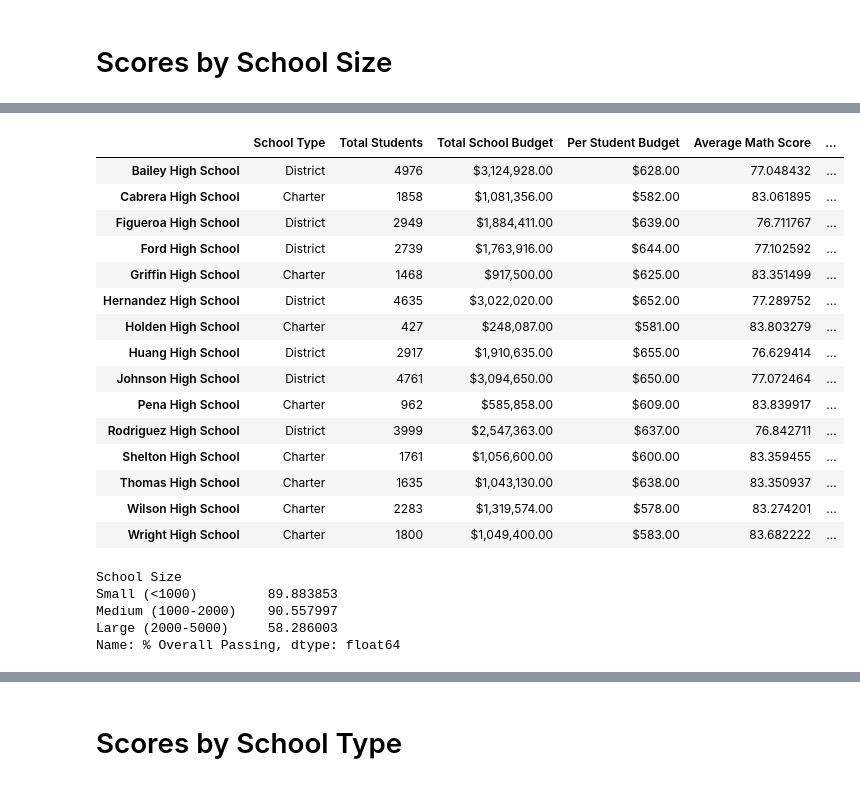
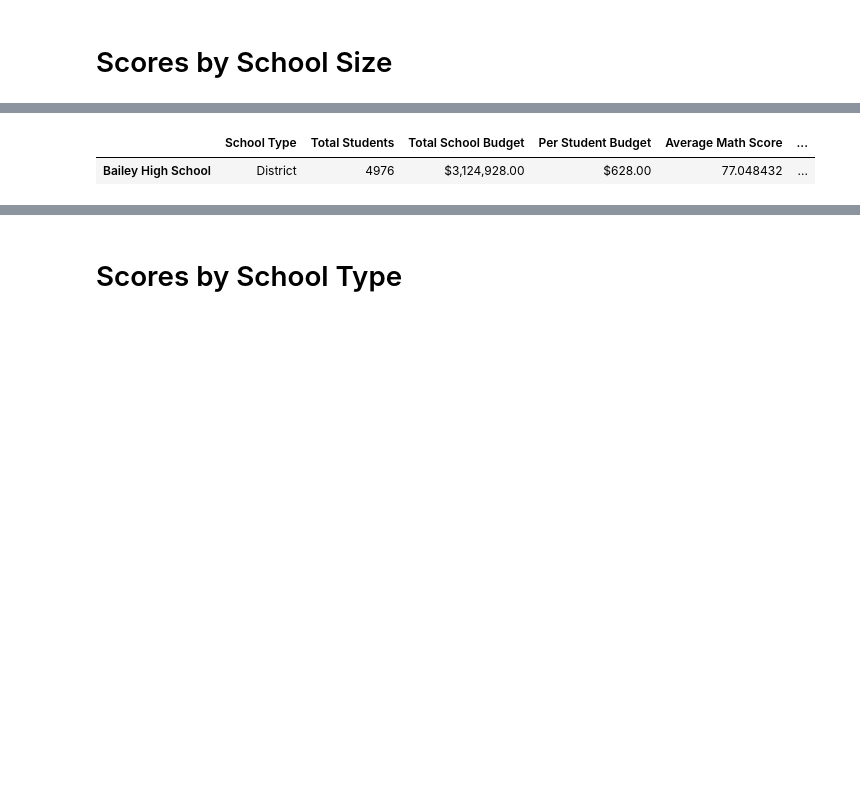
Before and after one commit to QQrex/PyCitySchools, a Jupyter notebook: PyCitySchools_Challenge.ipynb, the cells around one changed output, grey strips where cells are left out. Drawn from its saved outputs; the diff is of its cells as text; code cells hidden in the pictures; blank space fills up the shorter version.

```diff
--- a/PyCitySchools_Challenge.ipynb
+++ b/PyCitySchools_Challenge.ipynb
@@ -86,5 +71,5 @@ student_data_df.tail(10)
 # Deliverable 2 : Repeat the school district analysis
 # %%
 # Combine the data into a single dataset
-school_data_complete_df = pd.merge(student_data_df, school_data_df, how="left", on=["school_name", "school_name"])
-school_data_complete_df.head()
+school_data_complete_df = pd.merge(student_data_df, school_data_df, how="left",
+                                   on=["school_name", "school_name"])
@@ -375,7 +252,8 @@ per_school_summary_df
 # %%
 # Step 5.  Get the number of 10th-12th graders from Thomas High School (THS).
 #total students at THS
-student_count_THS = per_school_summary_df.iloc[12]["Total Students"]
+student_count_THS = len(school_data_complete_df.loc[(school_data_complete_df["school_name"] == 'Thomas High School'),
+                                                      ['Student ID']])
 
 # Student count for Thomas High School ninth grade
 studentCount_THS9 = len(school_data_complete_df.loc[(school_data_complete_df['grade'] == '9th')
@@ -794,25 +546,11 @@ group_names = ["Small (<1000)", "Medium (1000-2000)", "Large (2000-5000)"]
 # %%
 # Categorize spending based on the bins.
 per_school_summary_df["School Size"] = pd.cut(per_school_summary_df["Total Students"], size_bins, labels = group_names)
 
-per_school_summary_df
+per_school_summary_df.head(1)
 # %% [output]
 |  | School Type | Total Students | Total School Budget | Per Student Budget | Average Math Score | ... |
 | Bailey High School | District | 4976 | $3,124,928.00 | $628.00 | 77.048432 | ... |
-| Cabrera High School | Charter | 1858 | $1,081,356.00 | $582.00 | 83.061895 | ... |
-| Figueroa High School | District | 2949 | $1,884,411.00 | $639.00 | 76.711767 | ... |
-| Ford High School | District | 2739 | $1,763,916.00 | $644.00 | 77.102592 | ... |
-| Griffin High School | Charter | 1468 | $917,500.00 | $625.00 | 83.351499 | ... |
-| Hernandez High School | District | 4635 | $3,022,020.00 | $652.00 | 77.289752 | ... |
-| Holden High School | Charter | 427 | $248,087.00 | $581.00 | 83.803279 | ... |
-| Huang High School | District | 2917 | $1,910,635.00 | $655.00 | 76.629414 | ... |
-| Johnson High School | District | 4761 | $3,094,650.00 | $650.00 | 77.072464 | ... |
-| Pena High School | Charter | 962 | $585,858.00 | $609.00 | 83.839917 | ... |
-| Rodriguez High School | District | 3999 | $2,547,363.00 | $637.00 | 76.842711 | ... |
-| Shelton High School | Charter | 1761 | $1,056,600.00 | $600.00 | 83.359455 | ... |
-| Thomas High School | Charter | 1635 | $1,043,130.00 | $638.00 | 83.350937 | ... |
-| Wilson High School | Charter | 2283 | $1,319,574.00 | $578.00 | 83.274201 | ... |
-| Wright High School | Charter | 1800 | $1,049,400.00 | $583.00 | 83.682222 | ... |
 # %%
 # Calculate averages for the desired columns.
 
@@ -821,14 +559,6 @@ size_reading_average = per_school_summary_df.groupby(["School Size"]).mean()["Av
 size_math_passing = per_school_summary_df.groupby(["School Size"]).mean()["% Passing Math"]
 size_reading_passing = per_school_summary_df.groupby(["School Size"]).mean()["% Passing Reading"]
 size_overall_passing = per_school_summary_df.groupby(["School Size"]).mean()["% Overall Passing"]
-
-size_overall_passing
-# %% [output]
-School Size
-Small (<1000)         89.883853
-Medium (1000-2000)    90.557997
-Large (2000-5000)     58.286003
-Name: % Overall Passing, dtype: float64
 # %%
 # Create the DataFrame
 
```
Also changed, not shown: parts of 26 cells of this notebook, 29 other files.
